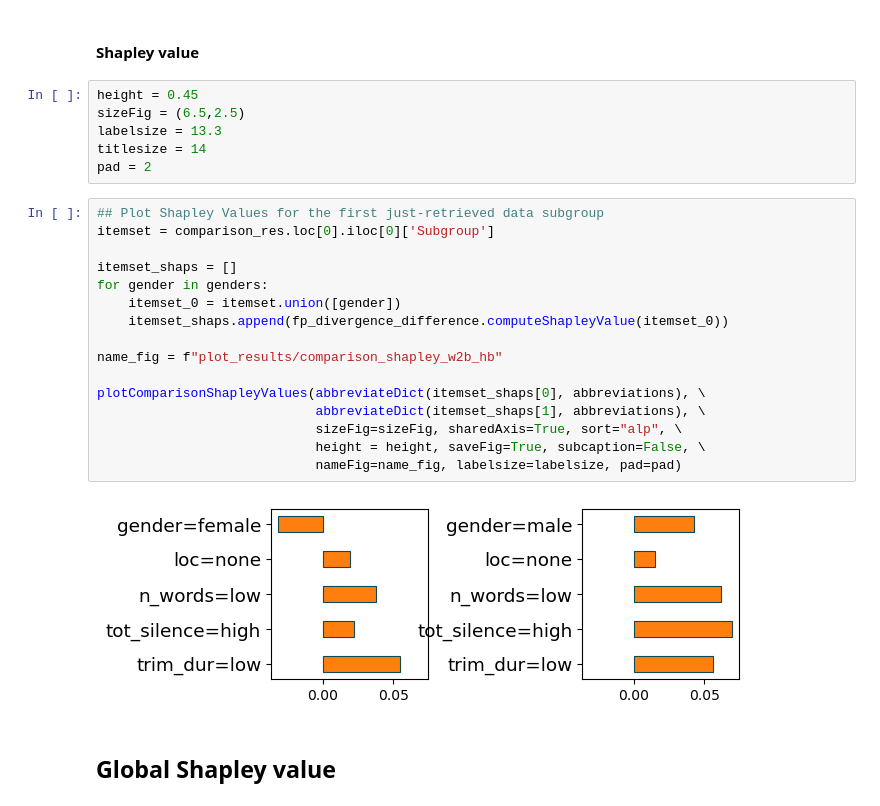
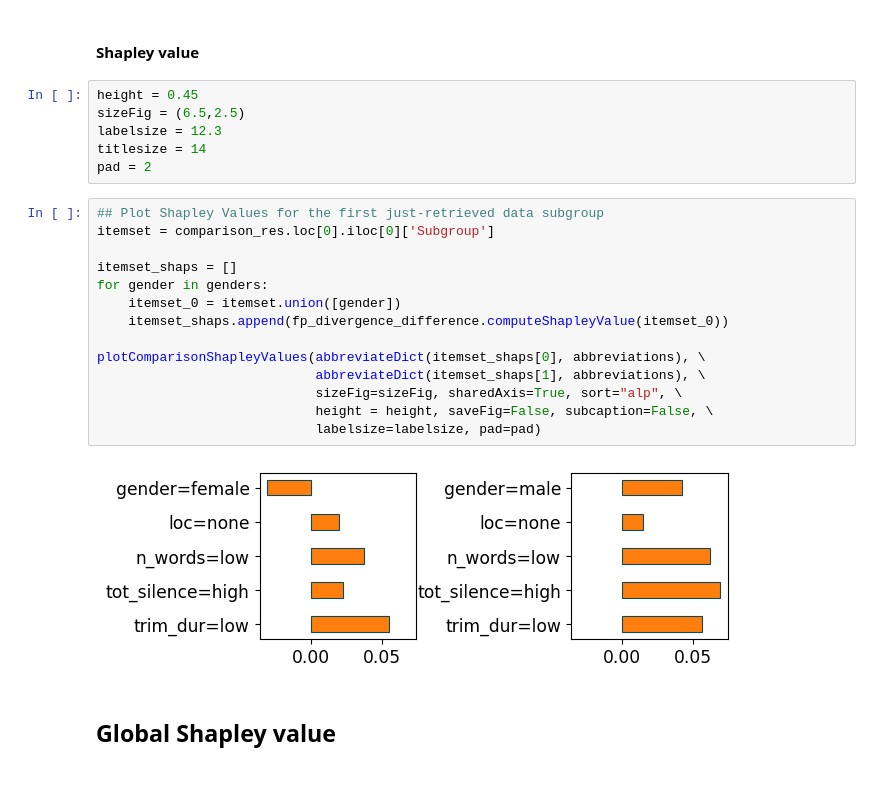
Before and after one commit to koudounasalkis/divergence-in-speech-systems, a Jupyter notebook: divexplorer_analysis.ipynb, the cells around one changed output. Cells and saved outputs as stored; diff of their text form.

```diff
--- a/divexplorer_analysis.ipynb
+++ b/divexplorer_analysis.ipynb
@@ -1121,27 +1118,25 @@ comparison_top_1
 # %%
 height = 0.45
 sizeFig = (6.5,2.5)
-labelsize = 13.3
+labelsize = 12.3
 titlesize = 14
 pad = 2
 # %%
 ## Plot Shapley Values for the first just-retrieved data subgroup
 itemset = comparison_res.loc[0].iloc[0]['Subgroup']
 
 itemset_shaps = []
 for gender in genders:
     itemset_0 = itemset.union([gender])
     itemset_shaps.append(fp_divergence_difference.computeShapleyValue(itemset_0))
 
-name_fig = f"plot_results/comparison_shapley_w2b_hb"
-
 plotComparisonShapleyValues(abbreviateDict(itemset_shaps[0], abbreviations), \
                             abbreviateDict(itemset_shaps[1], abbreviations), \
                             sizeFig=sizeFig, sharedAxis=True, sort="alp", \
-                            height = height, saveFig=True, subcaption=False, \
-                            nameFig=name_fig, labelsize=labelsize, pad=pad)
+                            height = height, saveFig=False, subcaption=False, \
+                            labelsize=labelsize, pad=pad)
 # %% [output]
-[figure, old version]
+[figure, new version]
 # %% [markdown]
 ## Global Shapley value
 # %%
```
Also changed, not shown: parts of 16 cells of this notebook, 1 other file.
